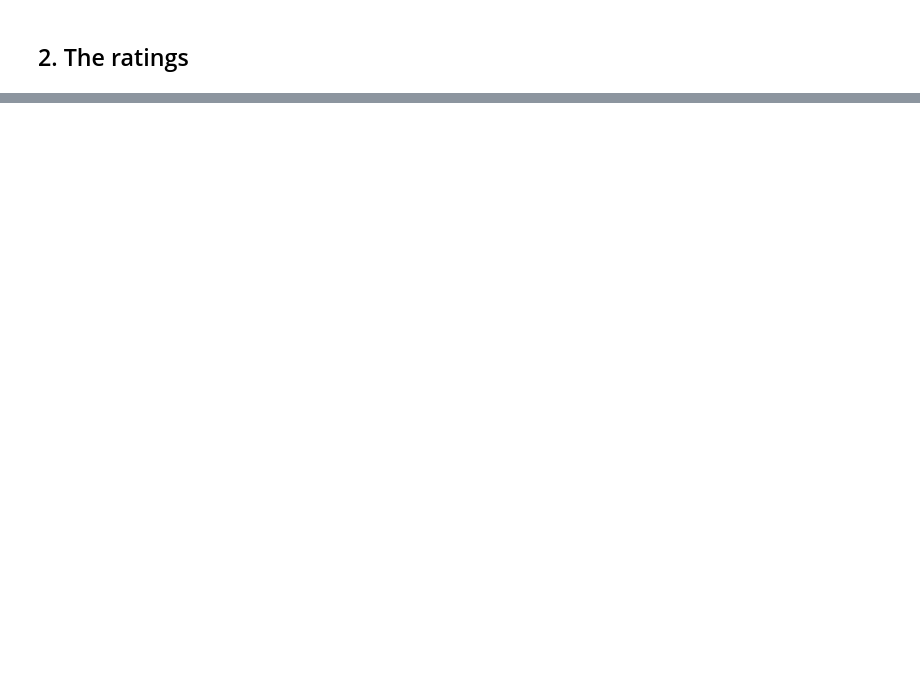
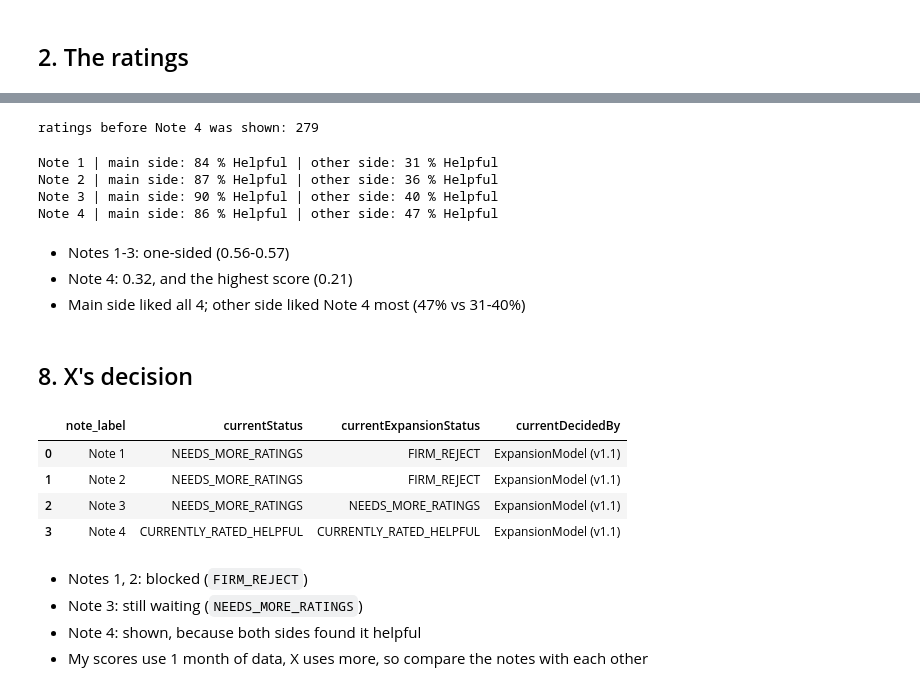
Before and after one commit to Dhanush-0017/community-notes, a Jupyter notebook: saudi_summary.ipynb, the cells around one changed output, grey strips where cells are left out. Saved outputs shown, nothing was run; the diff lists cells and outputs as text; code cells hidden in the pictures; blank space fills up the shorter version.

```diff
--- a/saudi_summary.ipynb
+++ b/saudi_summary.ipynb
@@ -234,0 +318,41 @@ Note: my scores use one month of data, so they are lower than X's. Compare the n
+# %%
+# ratings made before Note 4 was shown
+note4_shown_ms = note_status.loc[note_status["note_label"] == "Note 4", "timestampMillisOfFirstNonNMRStatus"].iloc[0]
+before_note4 = ratings[(ratings["createdAtMillis"] <= note4_shown_ms) & ratings["rater_side"].notna()]
+
+print("ratings before Note 4 was shown:", len(before_note4))
+# %% [output]
+ratings before Note 4 was shown: 279
+# %%
+# % Helpful from each side
+for name in note_names:
+    this_note = before_note4[before_note4["note_label"] == name]
+    main_side = this_note[this_note["rater_side"] > 0]
+    other_side = this_note[this_note["rater_side"] <= 0]
+    print(name,
+          "| main side:", round((main_side["helpfulnessLevel"] == "HELPFUL").mean() * 100), "% Helpful",
+          "| other side:", round((other_side["helpfulnessLevel"] == "HELPFUL").mean() * 100), "% Helpful")
+# %% [output]
+Note 1 | main side: 84 % Helpful | other side: 31 % Helpful
+Note 2 | main side: 87 % Helpful | other side: 36 % Helpful
+Note 3 | main side: 90 % Helpful | other side: 40 % Helpful
+Note 4 | main side: 86 % Helpful | other side: 47 % Helpful
+# %% [markdown]
+- Notes 1-3: one-sided (0.56-0.57)
+- Note 4: 0.32, and the highest score (0.21)
+- Main side liked all 4; other side liked Note 4 most (47% vs 31-40%)
+# %% [markdown]
+## 8. X's decision
+# %%
+note_status[["note_label", "currentStatus", "currentExpansionStatus", "currentDecidedBy"]]
+# %% [output]
+|  | note_label | currentStatus | currentExpansionStatus | currentDecidedBy |
+| 0 | Note 1 | NEEDS_MORE_RATINGS | FIRM_REJECT | ExpansionModel (v1.1) |
+| 1 | Note 2 | NEEDS_MORE_RATINGS | FIRM_REJECT | ExpansionModel (v1.1) |
+| 2 | Note 3 | NEEDS_MORE_RATINGS | NEEDS_MORE_RATINGS | ExpansionModel (v1.1) |
+| 3 | Note 4 | CURRENTLY_RATED_HELPFUL | CURRENTLY_RATED_HELPFUL | ExpansionModel (v1.1) |
+# %% [markdown]
+- Notes 1, 2: blocked (`FIRM_REJECT`)
+- Note 3: still waiting (`NEEDS_MORE_RATINGS`)
+- Note 4: shown, because both sides found it helpful
+- My scores use 1 month of data, X uses more, so compare the notes with each other
```
Also changed, not shown: parts of 53 cells of this notebook, 3 other files.
